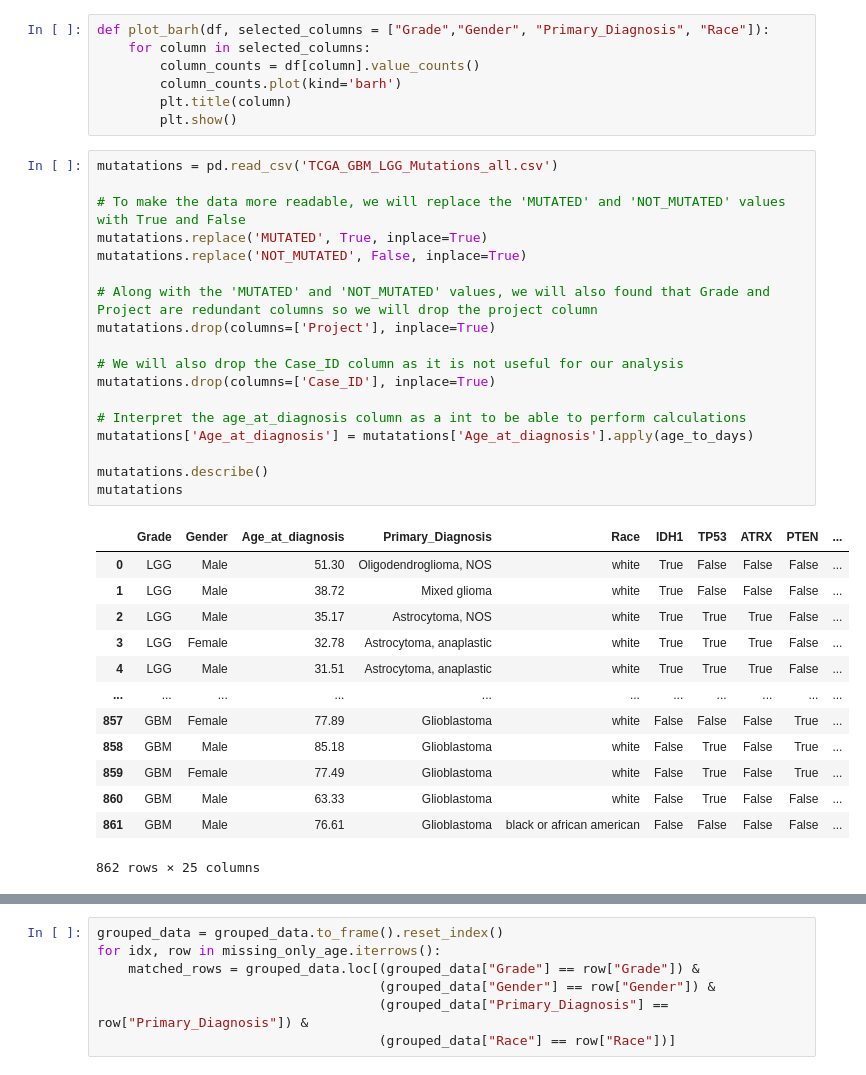
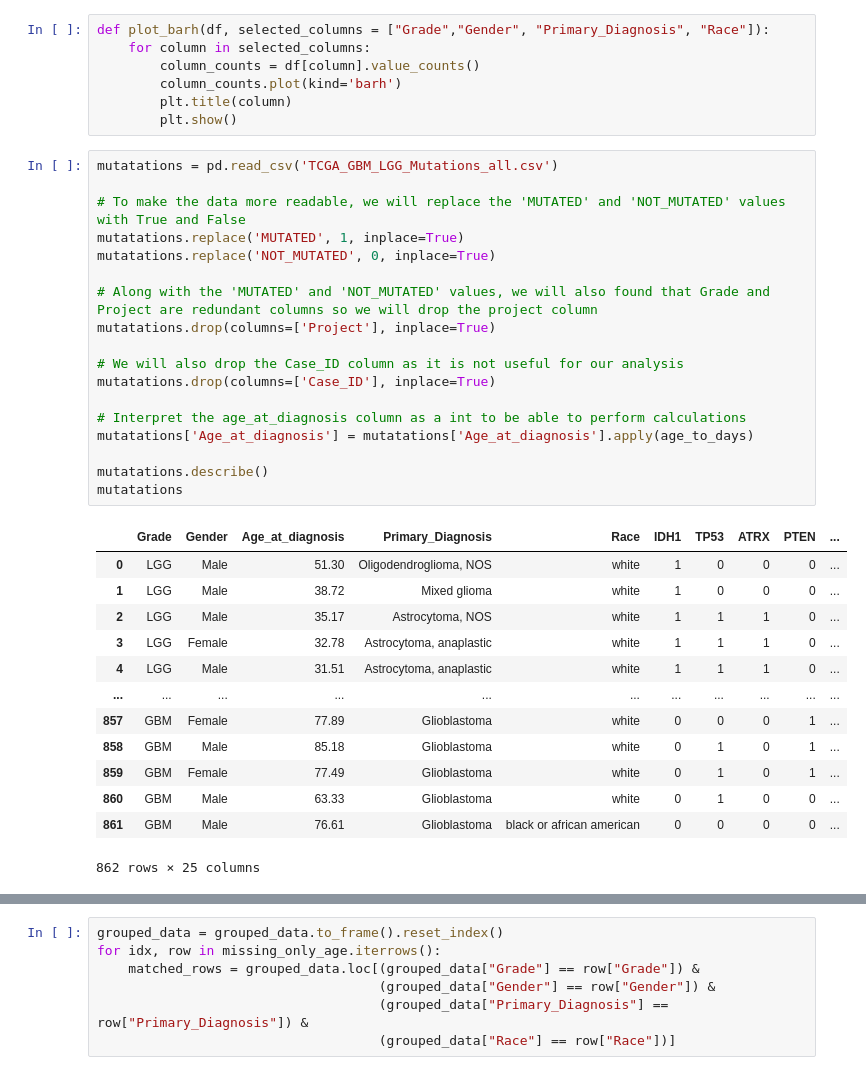
Before and after one commit to Cristy17001/IA-Project2, a Jupyter notebook: analise_mutations.ipynb, the cells around one changed output, grey strips where cells are left out. Saved outputs shown, nothing was run; the diff lists cells and outputs as text.

```diff
--- a/analise_mutations.ipynb
+++ b/analise_mutations.ipynb
@@ -40,34 +40,34 @@ def plot_barh(df, selected_columns = ["Grade","Gender", "Primary_Diagnosis", "Ra
 # %%
 mutatations = pd.read_csv('TCGA_GBM_LGG_Mutations_all.csv')
 
 # To make the data more readable, we will replace the 'MUTATED' and 'NOT_MUTATED' values with True and False
-mutatations.replace('MUTATED', True, inplace=True)
-mutatations.replace('NOT_MUTATED', False, inplace=True)
+mutatations.replace('MUTATED', 1, inplace=True)
+mutatations.replace('NOT_MUTATED', 0, inplace=True)
 
 # Along with the 'MUTATED' and 'NOT_MUTATED' values, we will also found that Grade and Project are redundant columns so we will drop the project column
 mutatations.drop(columns=['Project'], inplace=True)
 
 # We will also drop the Case_ID column as it is not useful for our analysis
 mutatations.drop(columns=['Case_ID'], inplace=True)
 
 # Interpret the age_at_diagnosis column as a int to be able to perform calculations
 mutatations['Age_at_diagnosis'] = mutatations['Age_at_diagnosis'].apply(age_to_days)
 
 mutatations.describe()
 mutatations
 # %% [output]
 |  | Grade | Gender | Age_at_diagnosis | Primary_Diagnosis | Race | IDH1 | TP53 | ATRX | PTEN | ... |
-| 0 | LGG | Male | 51.30 | Oligodendroglioma, NOS | white | True | False | False | False | ... |
-| 1 | LGG | Male | 38.72 | Mixed glioma | white | True | False | False | False | ... |
-| 2 | LGG | Male | 35.17 | Astrocytoma, NOS | white | True | True | True | False | ... |
-| 3 | LGG | Female | 32.78 | Astrocytoma, anaplastic | white | True | True | True | False | ... |
-| 4 | LGG | Male | 31.51 | Astrocytoma, anaplastic | white | True | True | True | False | ... |
+| 0 | LGG | Male | 51.30 | Oligodendroglioma, NOS | white | 1 | 0 | 0 | 0 | ... |
+| 1 | LGG | Male | 38.72 | Mixed glioma | white | 1 | 0 | 0 | 0 | ... |
+| 2 | LGG | Male | 35.17 | Astrocytoma, NOS | white | 1 | 1 | 1 | 0 | ... |
+| 3 | LGG | Female | 32.78 | Astrocytoma, anaplastic | white | 1 | 1 | 1 | 0 | ... |
+| 4 | LGG | Male | 31.51 | Astrocytoma, anaplastic | white | 1 | 1 | 1 | 0 | ... |
 | ... | ... | ... | ... | ... | ... | ... | ... | ... | ... | ... |
-| 857 | GBM | Female | 77.89 | Glioblastoma | white | False | False | False | True | ... |
-| 858 | GBM | Male | 85.18 | Glioblastoma | white | False | True | False | True | ... |
-| 859 | GBM | Female | 77.49 | Glioblastoma | white | False | True | False | True | ... |
-| 860 | GBM | Male | 63.33 | Glioblastoma | white | False | True | False | False | ... |
-| 861 | GBM | Male | 76.61 | Glioblastoma | black or african american | False | False | False | False | ... |
+| 857 | GBM | Female | 77.89 | Glioblastoma | white | 0 | 0 | 0 | 1 | ... |
+| 858 | GBM | Male | 85.18 | Glioblastoma | white | 0 | 1 | 0 | 1 | ... |
+| 859 | GBM | Female | 77.49 | Glioblastoma | white | 0 | 1 | 0 | 1 | ... |
+| 860 | GBM | Male | 63.33 | Glioblastoma | white | 0 | 1 | 0 | 0 | ... |
+| 861 | GBM | Male | 76.61 | Glioblastoma | black or african american | 0 | 0 | 0 | 0 | ... |
 862 rows × 25 columns
 # %%
 # By analysing the data, we found that some information was marked as "--" and we decided to replace it with NaN for better analysis
```
Also changed, not shown: parts of 3 cells of this notebook, 4 other files.
